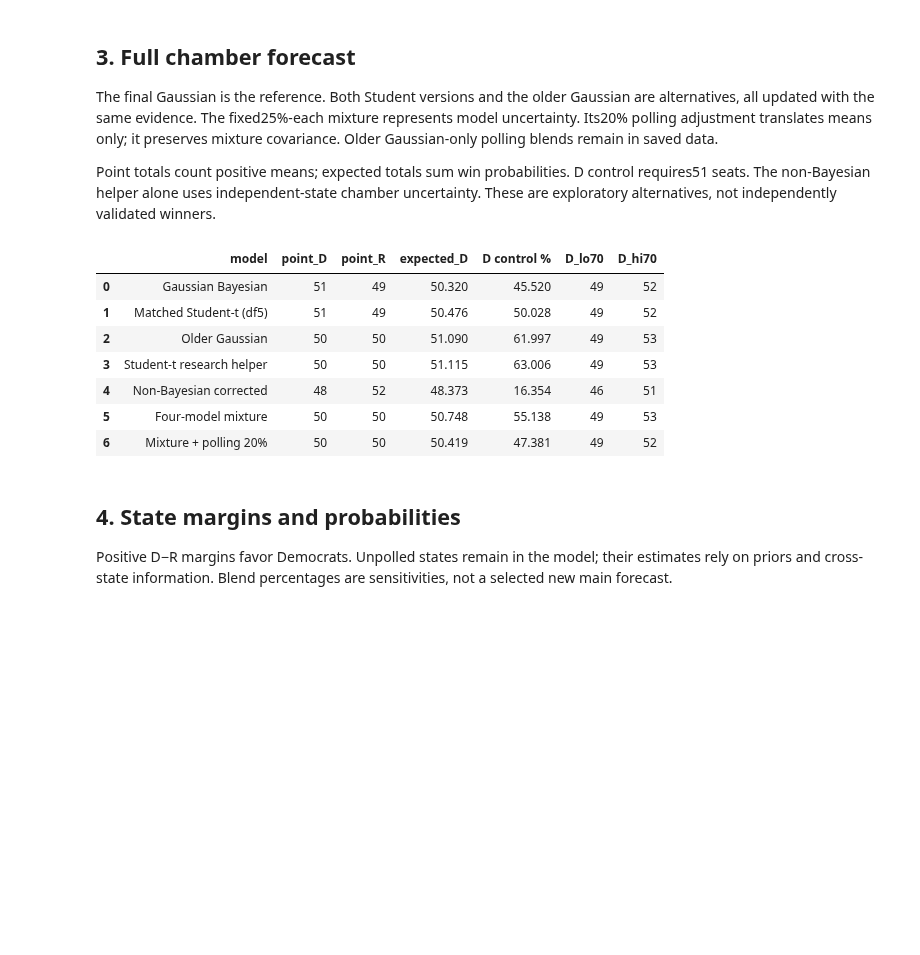
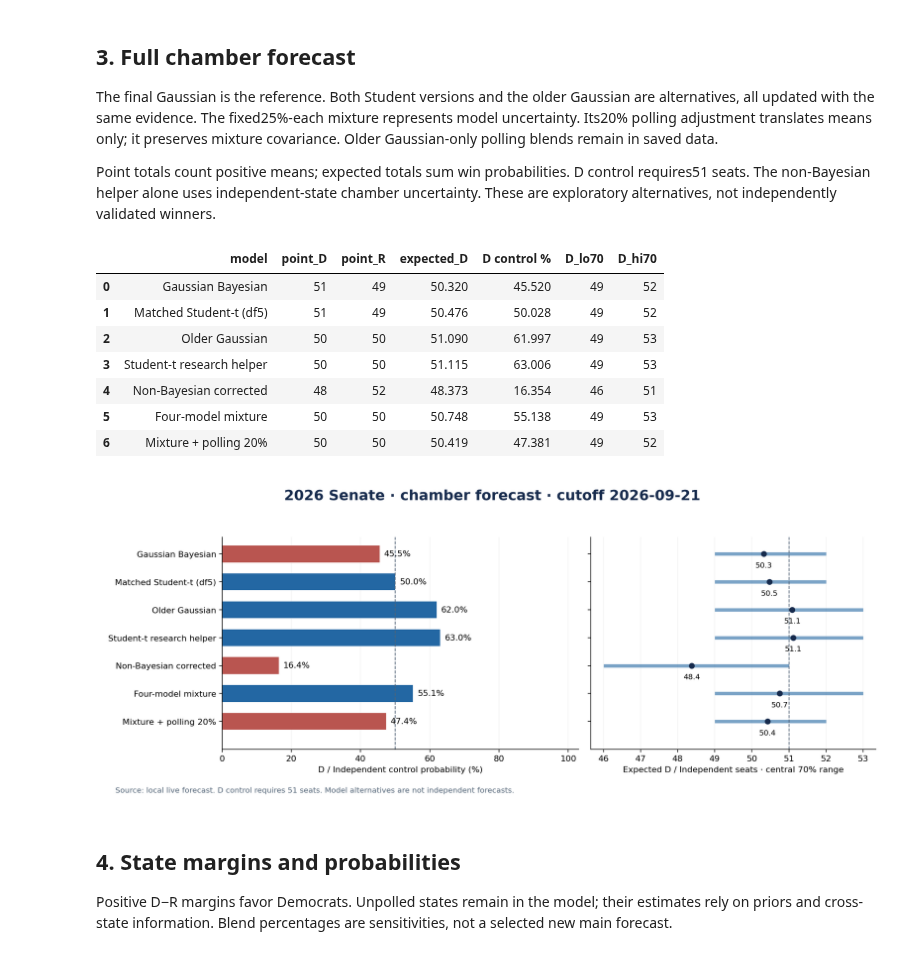
Before and after one commit to amirharati/us_election_2026, a Jupyter notebook: notebooks/04_live_forecast.ipynb, the cells around one changed output. Drawn from its saved outputs; the diff is of its cells as text; code cells hidden in the pictures; blank space fills up the shorter version.

```diff
--- a/notebooks/04_live_forecast.ipynb
+++ b/notebooks/04_live_forecast.ipynb
@@ -82,18 +84,20 @@ Point totals count positive means; expected totals sum win probabilities. D cont
 # %%
 tables=lab.display_tables(RUN)
 DISPLAY_MODELS=['Bayesian','Matched Student-t (df5)','Older Gaussian','Student-t research helper','Non-Bayesian corrected','Four-model mixture','Mixture + polling 20%']
 seats=tables['seats'].set_index('model').reindex([m for m in DISPLAY_MODELS if m in tables['seats'].model.values]).reset_index()
 seats['D control %']=100*seats.p_D_control
 display(seats[['model','point_D','point_R','expected_D','D control %','D_lo70','D_hi70']].round(3))
+display_images(chamber_images(seats, SHARE_DIR, meta['as_of']))
 # %% [output]
 |  | model | point_D | point_R | expected_D | D control % | D_lo70 | D_hi70 |
 | 0 | Gaussian Bayesian | 51 | 49 | 50.320 | 45.520 | 49 | 52 |
 | 1 | Matched Student-t (df5) | 51 | 49 | 50.476 | 50.028 | 49 | 52 |
 | 2 | Older Gaussian | 50 | 50 | 51.090 | 61.997 | 49 | 53 |
 | 3 | Student-t research helper | 50 | 50 | 51.115 | 63.006 | 49 | 53 |
 | 4 | Non-Bayesian corrected | 48 | 52 | 48.373 | 16.354 | 46 | 51 |
 | 5 | Four-model mixture | 50 | 50 | 50.748 | 55.138 | 49 | 53 |
 | 6 | Mixture + polling 20% | 50 | 50 | 50.419 | 47.381 | 49 | 52 |
+[figure, added]
 # %% [markdown]
 ## 4. State margins and probabilities
 
```
Also changed, not shown: parts of 11 cells of this notebook, 37 other files.
